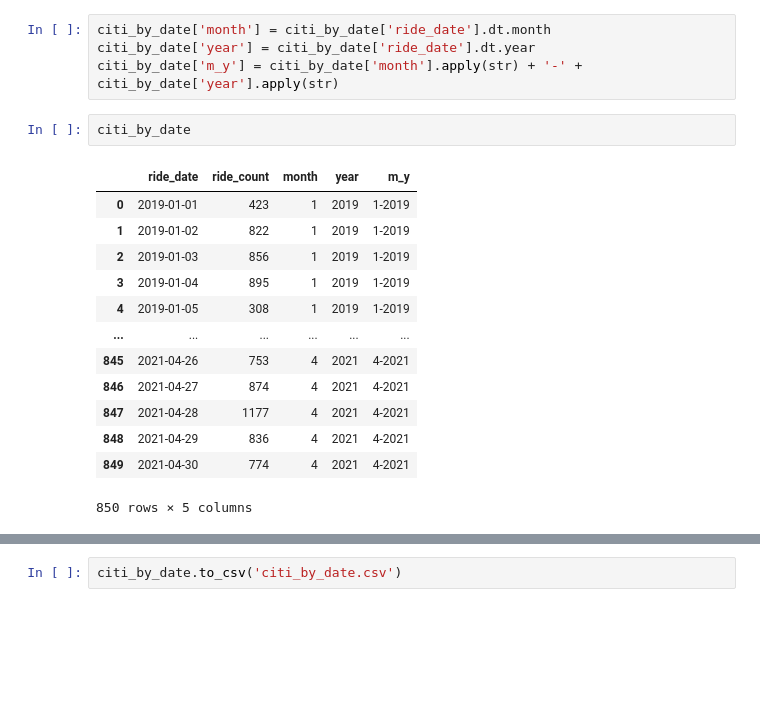
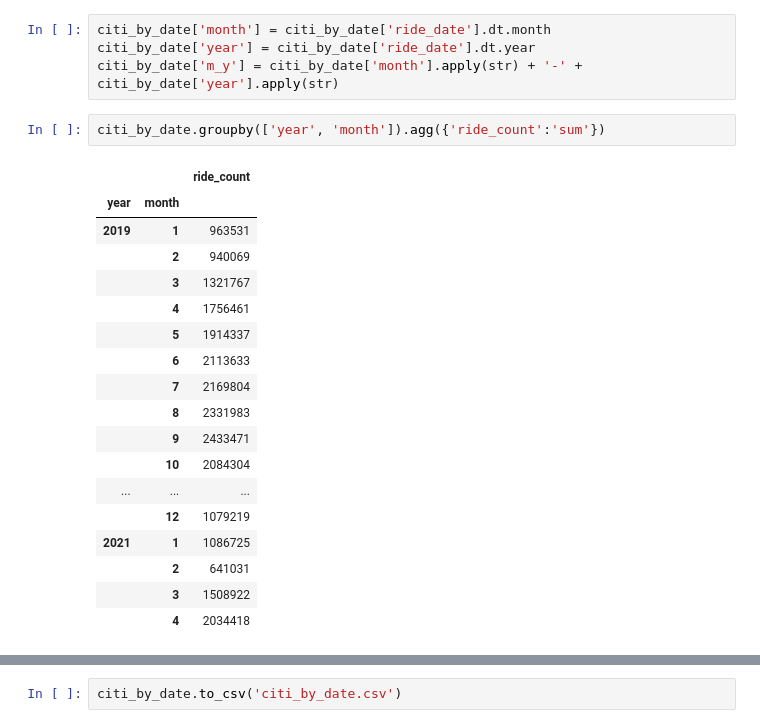
Before and after one commit to richietownsend/bike-share-use-and-covid-19, a Jupyter notebook: notebooks/NYC.ipynb, the cells around one changed output, grey strips where cells are left out. Saved outputs shown, nothing was run; the diff lists cells and outputs as text; blank space fills up the shorter version.

Commit message:
update citi data

```diff
--- a/notebooks/NYC.ipynb
+++ b/notebooks/NYC.ipynb
@@ -130,22 +264,27 @@ memory usage: 13.4 KB
 citi_by_date['month'] = citi_by_date['ride_date'].dt.month
 citi_by_date['year'] = citi_by_date['ride_date'].dt.year
 citi_by_date['m_y'] = citi_by_date['month'].apply(str) + '-' + citi_by_date['year'].apply(str)
-# %%
-citi_by_date
-# %% [output]
-|  | ride_date | ride_count | month | year | m_y |
-| 0 | 2019-01-01 | 423 | 1 | 2019 | 1-2019 |
-| 1 | 2019-01-02 | 822 | 1 | 2019 | 1-2019 |
-| 2 | 2019-01-03 | 856 | 1 | 2019 | 1-2019 |
-| 3 | 2019-01-04 | 895 | 1 | 2019 | 1-2019 |
-| 4 | 2019-01-05 | 308 | 1 | 2019 | 1-2019 |
-| ... | ... | ... | ... | ... | ... |
-| 845 | 2021-04-26 | 753 | 4 | 2021 | 4-2021 |
-| 846 | 2021-04-27 | 874 | 4 | 2021 | 4-2021 |
-| 847 | 2021-04-28 | 1177 | 4 | 2021 | 4-2021 |
-| 848 | 2021-04-29 | 836 | 4 | 2021 | 4-2021 |
-| 849 | 2021-04-30 | 774 | 4 | 2021 | 4-2021 |
-850 rows × 5 columns
+# %%
+citi_by_date.groupby(['year', 'month']).agg({'ride_count':'sum'})
+# %% [output]
+|  |  | ride_count |
+| year | month |  |
+| 2019 | 1 | 963531 |
+|  | 2 | 940069 |
+|  | 3 | 1321767 |
+|  | 4 | 1756461 |
+|  | 5 | 1914337 |
+|  | 6 | 2113633 |
+|  | 7 | 2169804 |
+|  | 8 | 2331983 |
+|  | 9 | 2433471 |
+|  | 10 | 2084304 |
+| ... | ... | ... |
+|  | 12 | 1079219 |
+| 2021 | 1 | 1086725 |
+|  | 2 | 641031 |
+|  | 3 | 1508922 |
+|  | 4 | 2034418 |
 # %%
 plt.barh('m_y', 'ride_count', data=citi_by_date)
 plt.tight_layout()
```
Also changed, not shown: parts of 27 cells of this notebook, 3 other files.
